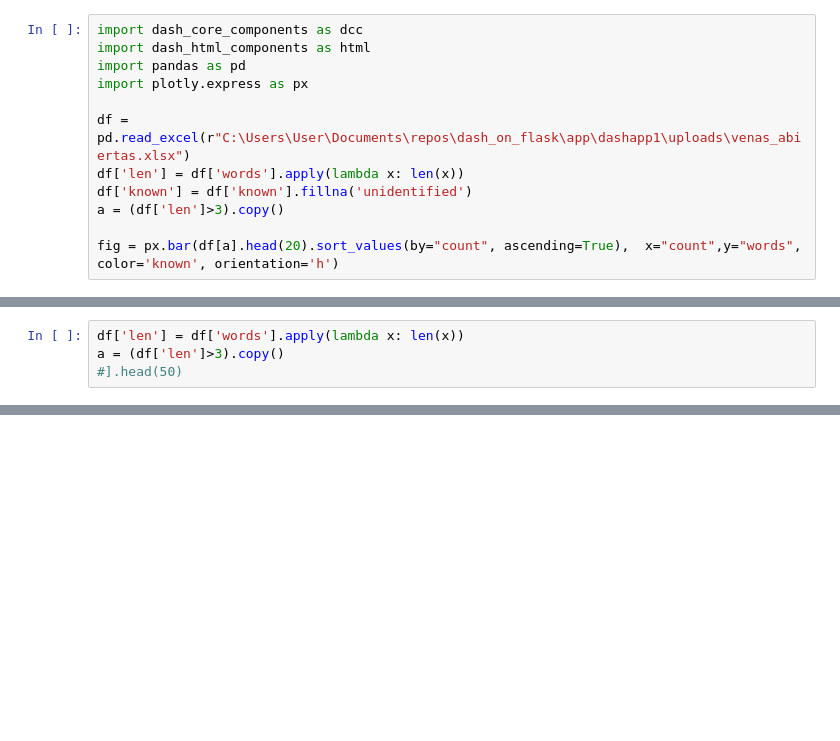
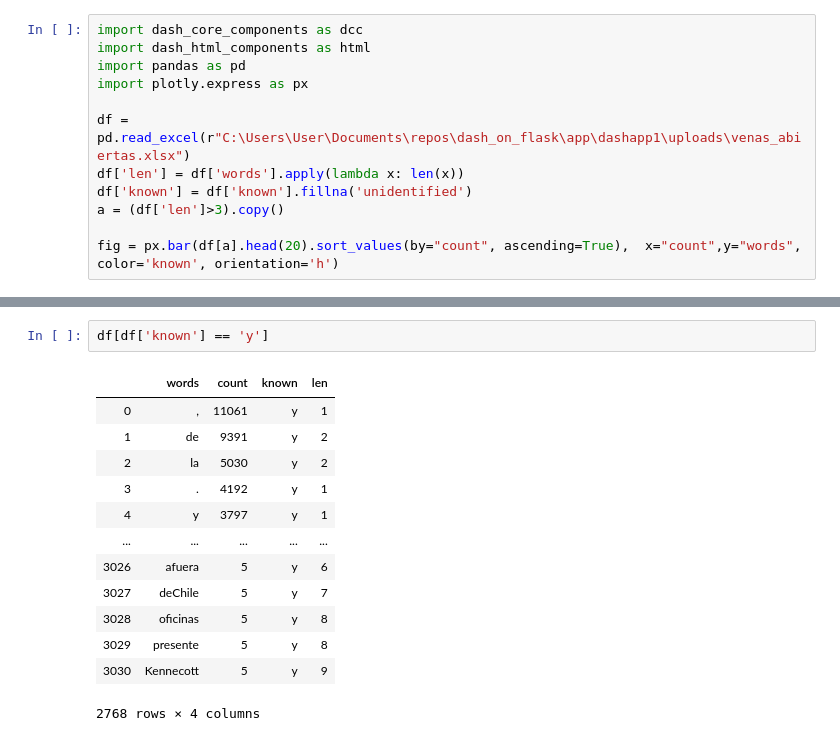
Before and after one commit to thabomiles/spanish_dash, a Jupyter notebook: Untitled.ipynb, the cells around one changed output, grey strips where cells are left out. Drawn from its saved outputs; the diff is of its cells as text; blank space fills up the shorter version.

```diff
--- a/Untitled.ipynb
+++ b/Untitled.ipynb
@@ -17,4 +17,0 @@ fig.show()
-# %%
-df['len'] = df['words'].apply(lambda x: len(x))
-a = (df['len']>3).copy()
-#].head(50)
@@ -40,0 +27,16 @@ df[a].head(20).sort_values(by="count", ascending=False)
+# %%
+df[df['known'] == 'y']
+# %% [output]
+|  | words | count | known | len |
+| 0 | , | 11061 | y | 1 |
+| 1 | de | 9391 | y | 2 |
+| 2 | la | 5030 | y | 2 |
+| 3 | . | 4192 | y | 1 |
+| 4 | y | 3797 | y | 1 |
+| ... | ... | ... | ... | ... |
+| 3026 | afuera | 5 | y | 6 |
+| 3027 | deChile | 5 | y | 7 |
+| 3028 | oficinas | 5 | y | 8 |
+| 3029 | presente | 5 | y | 8 |
+| 3030 | Kennecott | 5 | y | 9 |
+2768 rows × 4 columns
```
Also changed, not shown: parts of 3 cells of this notebook, 11 other files.
